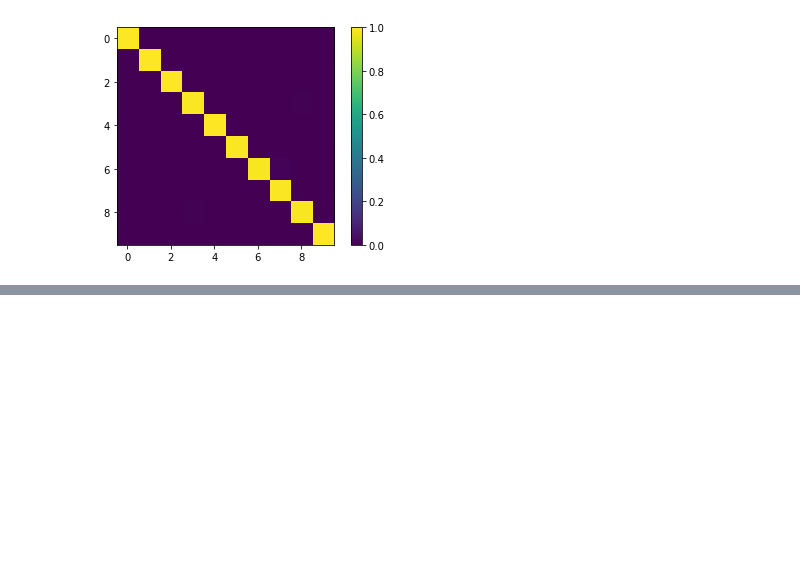
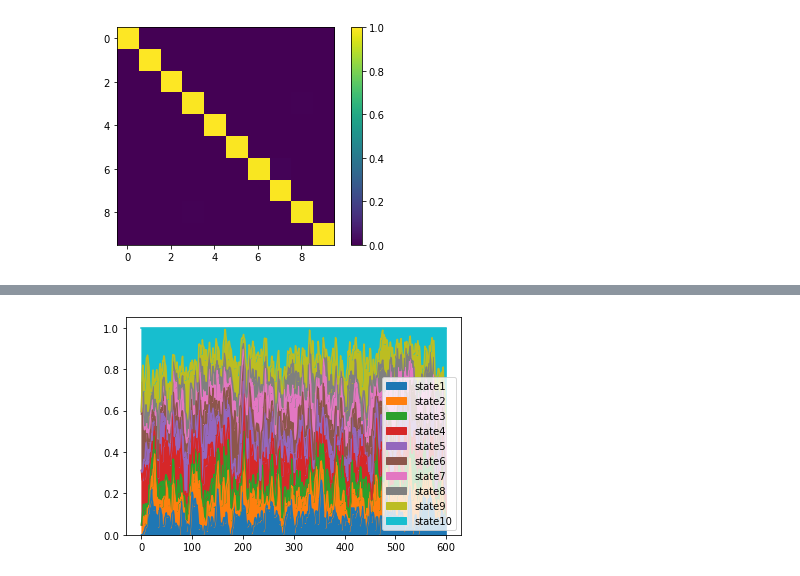
Before and after one commit to catalinabustam/tms_hmm, a Jupyter notebook: hmm.ipynb, the cells around one changed output, grey strips where cells are left out. Cells and saved outputs as stored; diff of their text form; code cells hidden in the pictures; blank space fills up the shorter version.

```diff
--- a/hmm.ipynb
+++ b/hmm.ipynb
@@ -505,0 +620,4 @@ plt.show()
+# %%
+ax = df_occ_m.plot.area()
+# %% [output]
+[figure, added]
```
Also changed, not shown: parts of 21 cells of this notebook.
